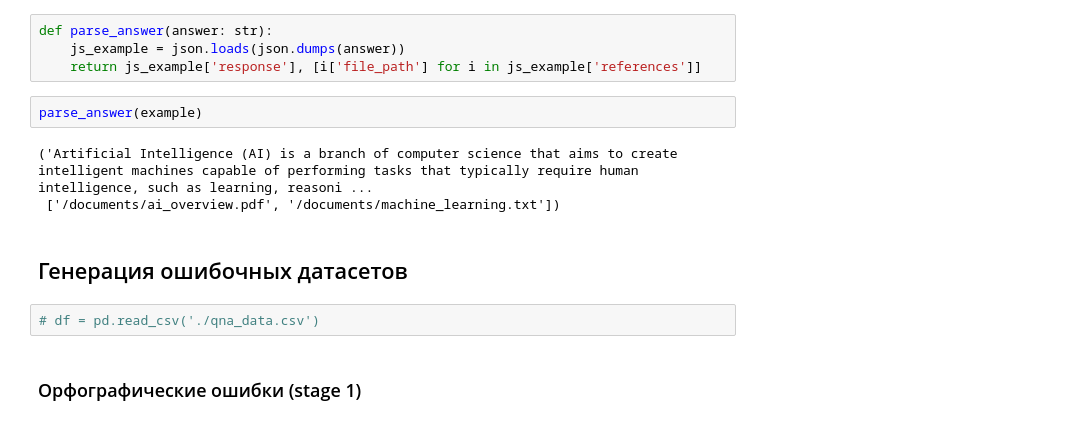
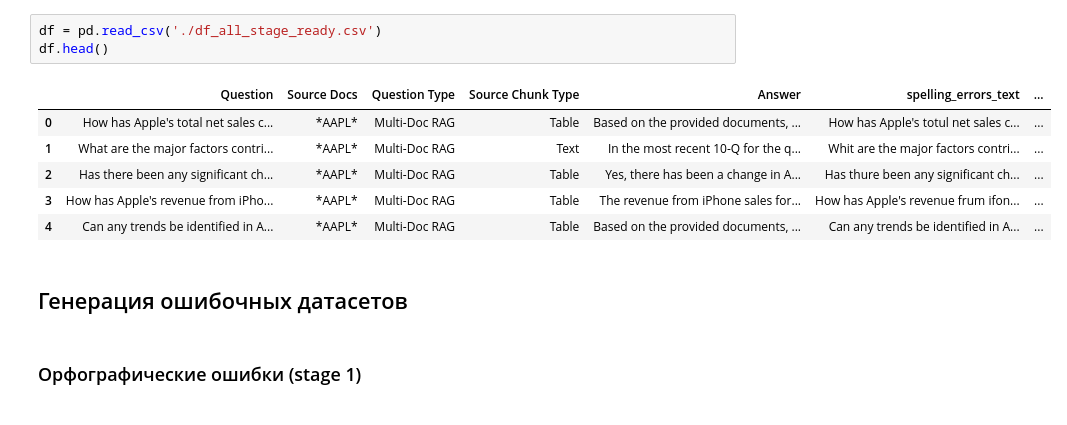
Before and after one commit to FW761/lightrag_test, a Jupyter notebook: lightrag.ipynb, the cells around one changed output. Saved outputs shown, nothing was run; the diff lists cells and outputs as text.

```diff
--- a/lightrag.ipynb
+++ b/lightrag.ipynb
@@ -91,16 +3,15 @@ example = {
-# %%
-def parse_answer(answer: str):
-    js_example = json.loads(json.dumps(answer))
-    return js_example['response'], [i['file_path'] for i in js_example['references']]
-# %%
-parse_answer(example)
-# %% [output]
-('Artificial Intelligence (AI) is a branch of computer science that aims to create intelligent machines capable of performing tasks that typically require human intelligence, such as learning, reasoni ...
- ['/documents/ai_overview.pdf', '/documents/machine_learning.txt'])
+# %%
+df = pd.read_csv('./df_all_stage_ready.csv')
+df.head()
+# %% [output]
+|  | Question | Source Docs | Question Type | Source Chunk Type | Answer | spelling_errors_text | ... |
+| 0 | How has Apple's total net sales c... | *AAPL* | Multi-Doc RAG | Table | Based on the provided documents, ... | How has Apple's totul net sales c... | ... |
+| 1 | What are the major factors contri... | *AAPL* | Multi-Doc RAG | Text | In the most recent 10-Q for the q... | Whit are the major factors contri... | ... |
+| 2 | Has there been any significant ch... | *AAPL* | Multi-Doc RAG | Table | Yes, there has been a change in A... | Has thure been any significant ch... | ... |
+| 3 | How has Apple's revenue from iPho... | *AAPL* | Multi-Doc RAG | Table | The revenue from iPhone sales for... | How has Apple's revenue frum ifon... | ... |
+| 4 | Can any trends be identified in A... | *AAPL* | Multi-Doc RAG | Table | Based on the provided documents, ... | Can any trends be identified in A... | ... |
 # %% [markdown]
 ## Генерация ошибочных датасетов
-# %%
-# df = pd.read_csv('./qna_data.csv')
 # %% [markdown]
 ### Орфографические ошибки (stage 1)
 # %%
```
Also changed, not shown: parts of 22 cells of this notebook, 2 other files.
